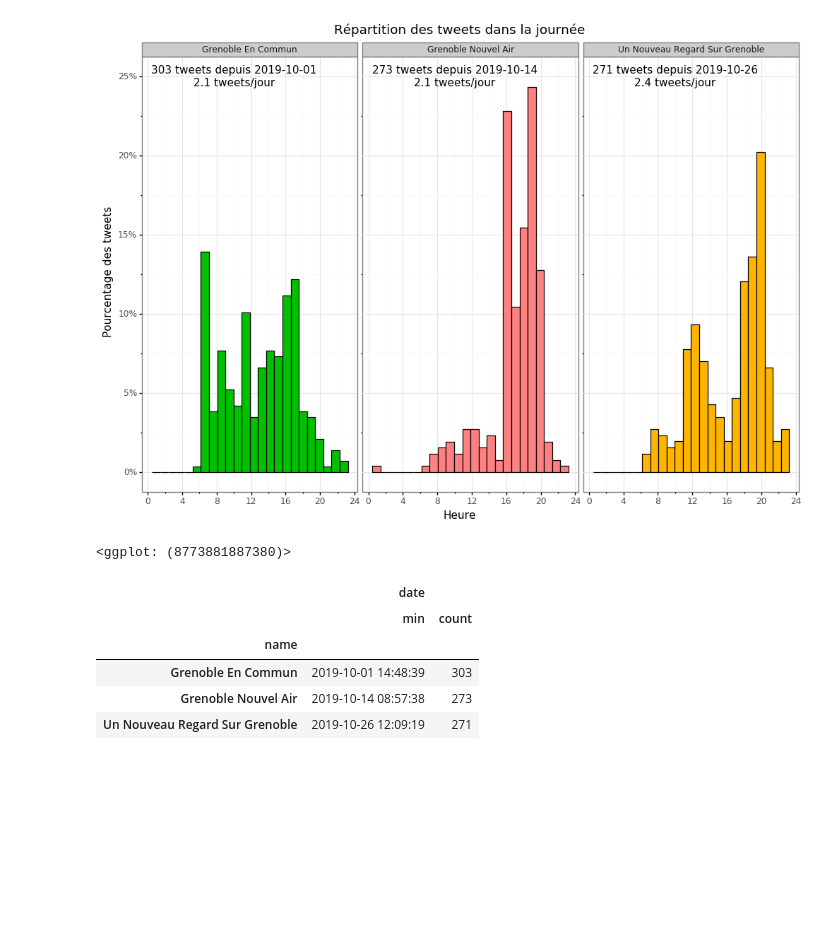
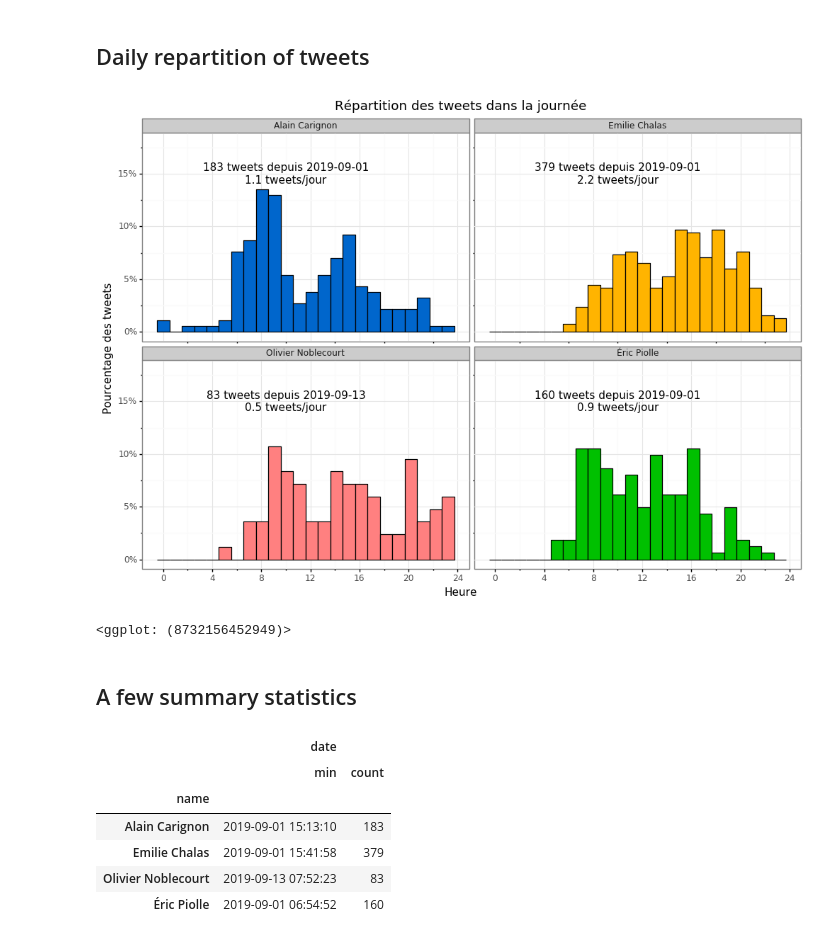
Before and after one commit to Ezibenroc/twitter_data, a Jupyter notebook: analysis.ipynb, the cells around one changed output. Drawn from its saved outputs; the diff is of its cells as text; code cells hidden in the pictures; blank space fills up the shorter version.

```diff
--- a/analysis.ipynb
+++ b/analysis.ipynb
@@ -24,7 +28,7 @@ colors = {
     'Grenoble Nouvel Air': '#ff8080',
 }
 # %%
-filename = 'data_lists.csv'
+filename = 'data.csv'
 if not os.path.isfile(filename):
     df = pandas.concat([tw.get_data(user, n=200, tag=tag) for user, tag in users.items()])
     df.to_csv(filename, index=False)
@@ -61,3 +66,5 @@ df.sample(n=10)
+# %% [markdown]
+## Daily repartition of tweets
 # %%
 from mizani.formatters import percent_format
 
@@ -71,45 +78,48 @@ def format_name(row):  # some candidates write their names in all-caps...
 
 df['tag'] = df.apply(lambda row: users[row['login']], axis=1)
 df['name'] = df.apply(format_name, axis=1)
 
 tmp = df.groupby('name')[['date']].agg(['min', 'max', 'count']).reset_index(col_level=1)
 tmp.columns = tmp.columns.droplevel()
 tmp['intensity'] = tmp['count'] / (tmp['max'] - tmp['min']).dt.days
 tmp['min'] = tmp['min'].dt.date
 tmp['max'] = tmp['max'].dt.date
 tmp['text'] = tmp.apply(format_text, axis=1)
 tmp
 
 df['time'] = pandas.to_timedelta(df['date'].dt.time.astype(str)).dt.total_seconds() / 3600  # some dirty hack
 plot = ggplot(df) +\
     geom_histogram(aes(x='time', fill='tag', y='..density..'), color='black', bins=24) +\
     theme_bw() +\
     scale_fill_manual(colors) +\
     xlab('Heure') +\
     ylab('Pourcentage des tweets') +\
     labs(fill='Mouvement') +\
     facet_wrap('name') +\
     theme(legend_position='none') +\
     scale_x_continuous(breaks=range(0, 25, 4)) +\
     scale_y_continuous(labels = percent_format()) +\
-    geom_text(tmp, aes(label='text'), x=10, y=0.25) + expand_limits(y=0.25) +\
+    geom_text(tmp, aes(label='text'), x=10, y=0.15) + expand_limits(y=0.18) +\
     ggtitle('Répartition des tweets dans la journée')
 
 plot.save('/tmp/figure.png', width=16, height=10)
 
 plot
 # %% [output]
-[figure, old version]
+[figure, new version]
-<ggplot: (8773881887380)>
+<ggplot: (8732156452949)>
+# %% [markdown]
+## A few summary statistics
 # %%
 df.groupby('name')[['date']].agg(['min', 'count'])
 # %% [output]
 |  | date |  |
 |  | min | count |
 | name |  |  |
-| Grenoble En Commun | 2019-10-01 14:48:39 | 303 |
-| Grenoble Nouvel Air | 2019-10-14 08:57:38 | 273 |
-| Un Nouveau Regard Sur Grenoble | 2019-10-26 12:09:19 | 271 |
+| Alain Carignon | 2019-09-01 15:13:10 | 183 |
+| Emilie Chalas | 2019-09-01 15:41:58 | 379 |
+| Olivier Noblecourt | 2019-09-13 07:52:23 | 83 |
+| Éric Piolle | 2019-09-01 06:54:52 | 160 |
 # %%
 df.groupby(['name', 'source'])[['date']].count()
 # %% [output]
```
Also changed, not shown: parts of 23 cells of this notebook, 3 other files.
